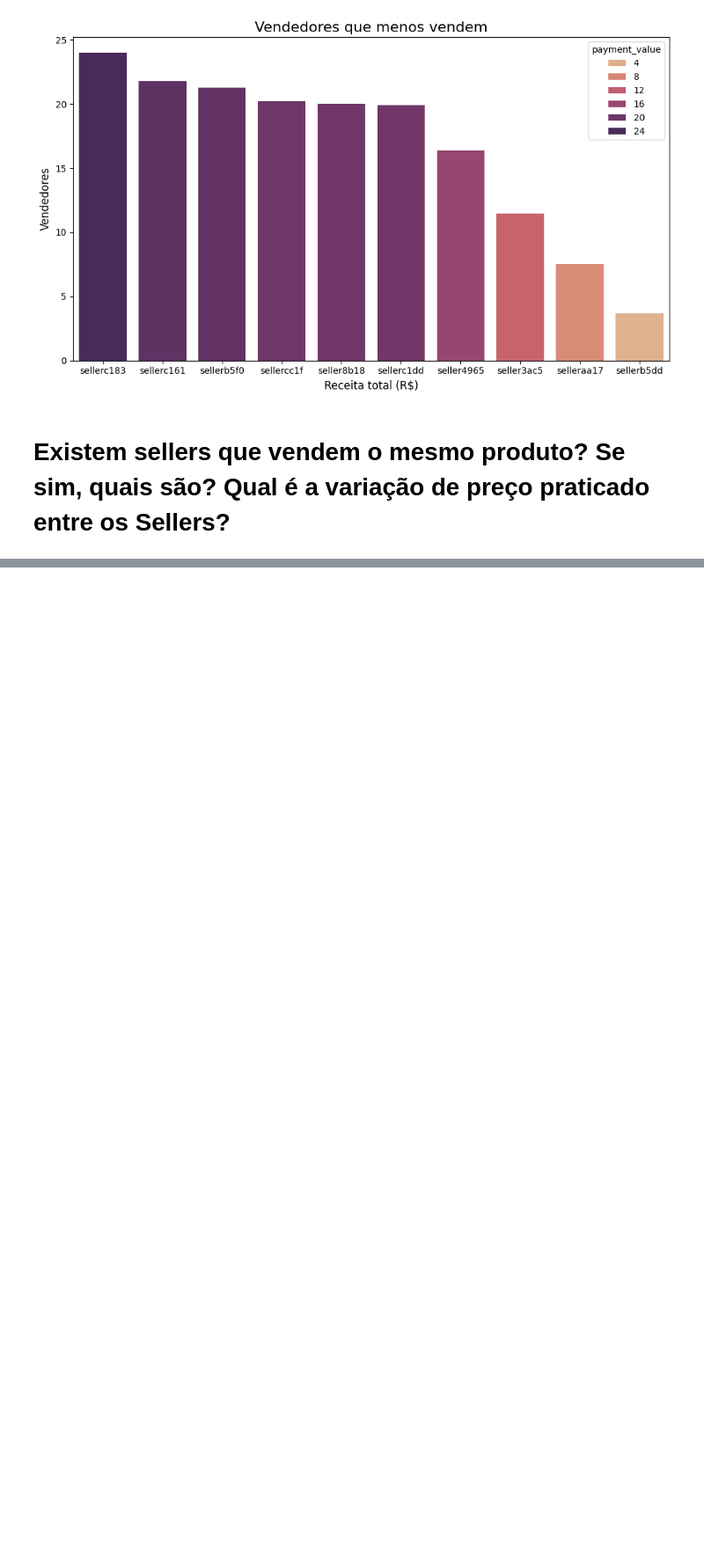
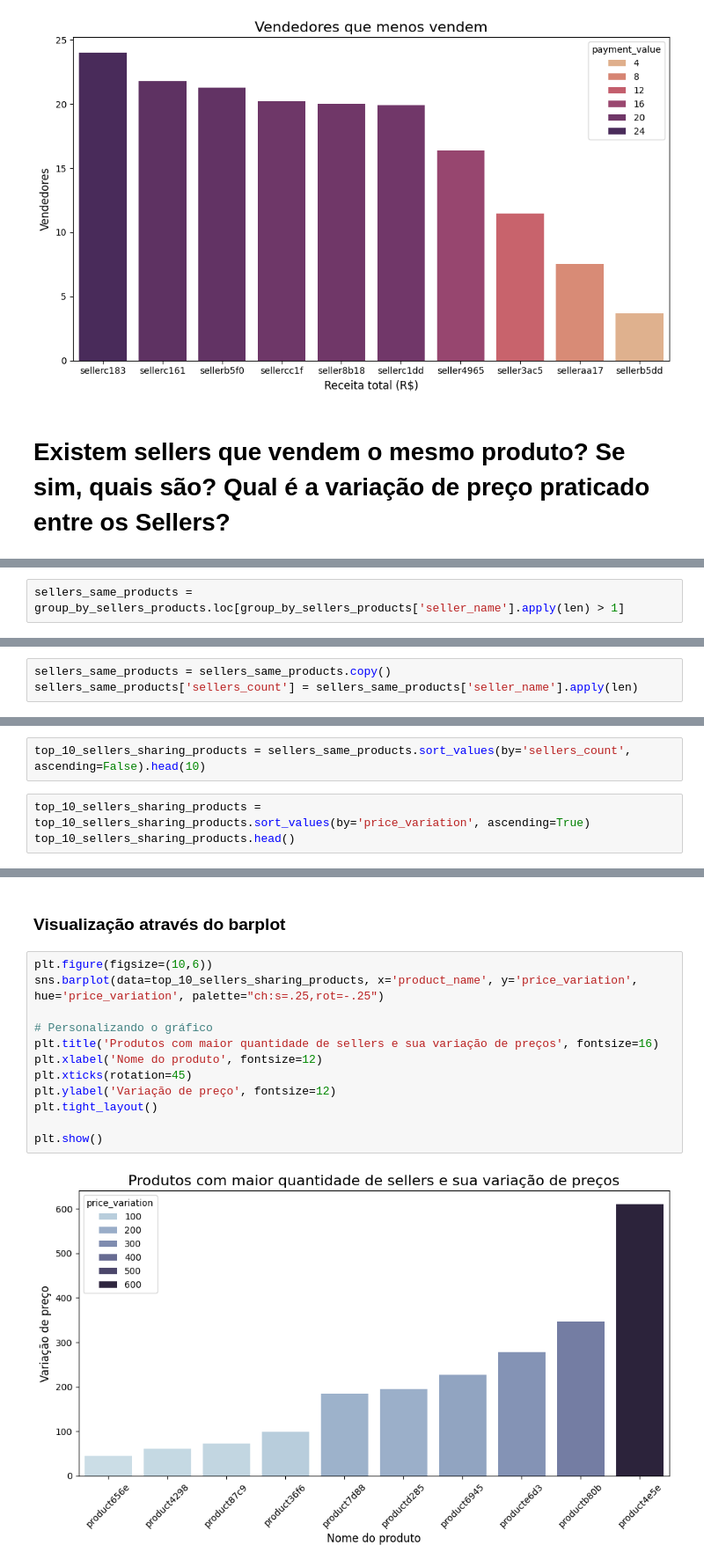
Before and after one commit to matsa0/desafio-sprint02-data-analysis, a Jupyter notebook: analise_exploratoria/analise_exploratoria.ipynb, the cells around one changed output, grey strips where cells are left out. Shown at 88% size. Saved outputs shown, nothing was run; the diff lists cells and outputs as text; blank space fills up the shorter version.

```diff
--- a/analise_exploratoria/analise_exploratoria.ipynb
+++ b/analise_exploratoria/analise_exploratoria.ipynb
@@ -884,0 +1075,2 @@ product_sellers_count
+# %%
+sellers_same_products = group_by_sellers_products.loc[group_by_sellers_products['seller_name'].apply(len) > 1]
@@ -884,0 +1095,3 @@ product_sellers_count
+# %%
+sellers_same_products = sellers_same_products.copy()
+sellers_same_products['sellers_count'] = sellers_same_products['seller_name'].apply(len)
@@ -884,0 +1114,5 @@ product_sellers_count
+# %%
+top_10_sellers_sharing_products = sellers_same_products.sort_values(by='sellers_count', ascending=False).head(10)
+# %%
+top_10_sellers_sharing_products = top_10_sellers_sharing_products.sort_values(by='price_variation', ascending=True)
+top_10_sellers_sharing_products.head()
@@ -884,0 +1126,16 @@ product_sellers_count
+# %% [markdown]
+### Visualização através do barplot
+# %%
+plt.figure(figsize=(10,6))
+sns.barplot(data=top_10_sellers_sharing_products, x='product_name', y='price_variation', hue='price_variation', palette="ch:s=.25,rot=-.25")
+
+# Personalizando o gráfico
+plt.title('Produtos com maior quantidade de sellers e sua variação de preços', fontsize=16)
+plt.xlabel('Nome do produto', fontsize=12)
+plt.xticks(rotation=45)
+plt.ylabel('Variação de preço', fontsize=12)
+plt.tight_layout()
+
+plt.show()
+# %% [output]
+[figure, added]
```
Also changed, not shown: parts of 78 cells of this notebook.
